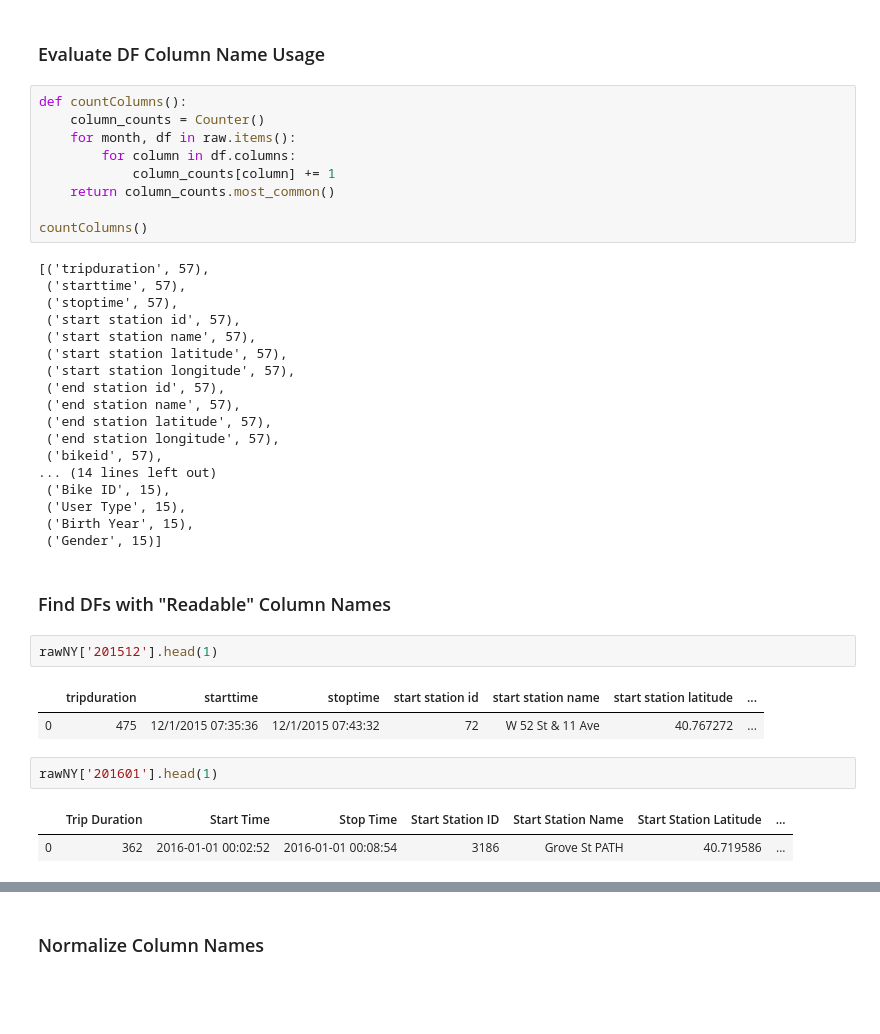
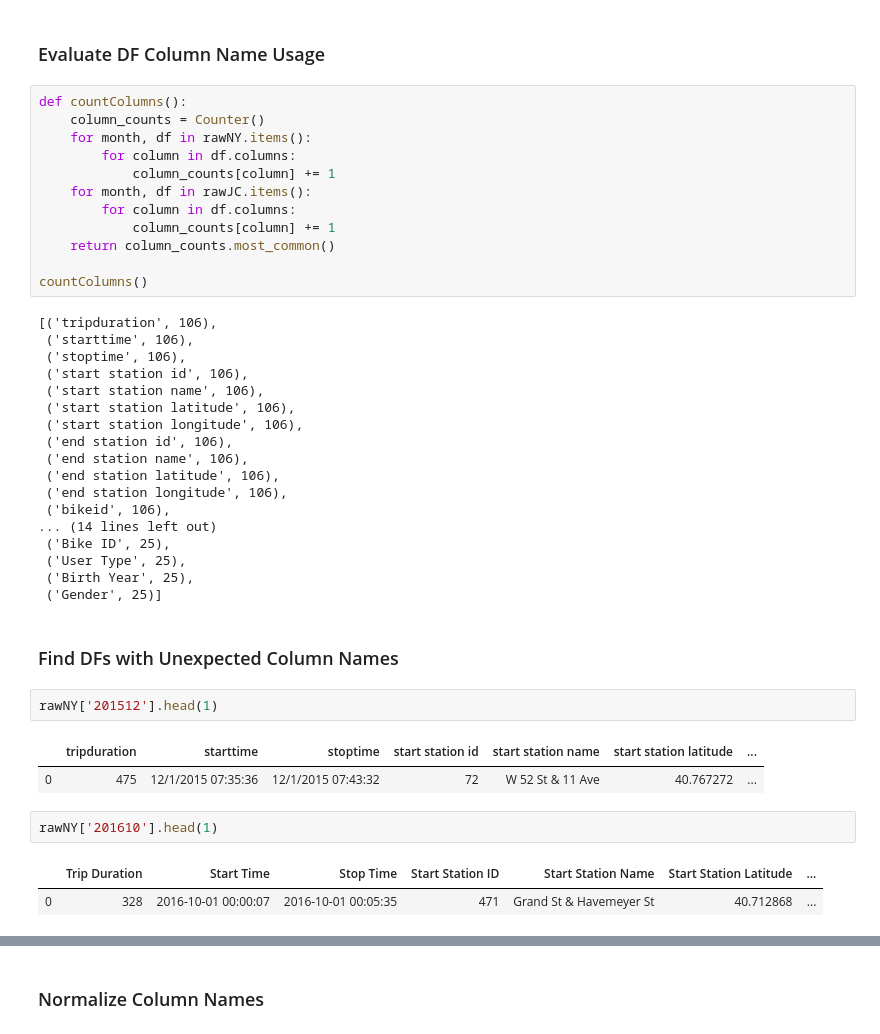
Before and after one commit to Jhyrryl/citibike_analysis, a Jupyter notebook: citibike.ipynb, the cells around one changed output, grey strips where cells are left out. Saved outputs shown, nothing was run; the diff lists cells and outputs as text; blank space fills up the shorter version.

Commit message:
Fixes for NY vs JC split. First pass at station data.

```diff
--- a/citibike.ipynb
+++ b/citibike.ipynb
@@ -66,42 +66,45 @@ tot_hist_chart
 # %%
 def countColumns():
     column_counts = Counter()
-    for month, df in raw.items():
+    for month, df in rawNY.items():
+        for column in df.columns:
+            column_counts[column] += 1
+    for month, df in rawJC.items():
         for column in df.columns:
             column_counts[column] += 1
     return column_counts.most_common()
 
 countColumns()
 # %% [output]
-[('tripduration', 57),
- ('starttime', 57),
- ('stoptime', 57),
- ('start station id', 57),
- ('start station name', 57),
- ('start station latitude', 57),
- ('start station longitude', 57),
- ('end station id', 57),
- ('end station name', 57),
- ('end station latitude', 57),
- ('end station longitude', 57),
- ('bikeid', 57),
+[('tripduration', 106),
+ ('starttime', 106),
+ ('stoptime', 106),
+ ('start station id', 106),
+ ('start station name', 106),
+ ('start station latitude', 106),
+ ('start station longitude', 106),
+ ('end station id', 106),
+ ('end station name', 106),
+ ('end station latitude', 106),
+ ('end station longitude', 106),
+ ('bikeid', 106),
 ... (14 lines left out)
- ('Bike ID', 15),
- ('User Type', 15),
- ('Birth Year', 15),
- ('Gender', 15)]
+ ('Bike ID', 25),
+ ('User Type', 25),
+ ('Birth Year', 25),
+ ('Gender', 25)]
 # %% [markdown]
-### Find DFs with "Readable" Column Names
+### Find DFs with Unexpected Column Names
 # %%
 rawNY['201512'].head(1)
 # %% [output]
 |  | tripduration | starttime | stoptime | start station id | start station name | start station latitude | ... |
 | 0 | 475 | 12/1/2015 07:35:36 | 12/1/2015 07:43:32 | 72 | W 52 St & 11 Ave | 40.767272 | ... |
 # %%
-rawNY['201601'].head(1)
+rawNY['201610'].head(1)
 # %% [output]
 |  | Trip Duration | Start Time | Stop Time | Start Station ID | Start Station Name | Start Station Latitude | ... |
-| 0 | 362 | 2016-01-01 00:02:52 | 2016-01-01 00:08:54 | 3186 | Grove St PATH | 40.719586 | ... |
+| 0 | 328 | 2016-10-01 00:00:07 | 2016-10-01 00:05:35 | 471 | Grand St & Havemeyer St | 40.712868 | ... |
 # %%
 rawNY['201703'].head(1)
 # %% [output]
```
Also changed, not shown: parts of 7 cells of this notebook.
